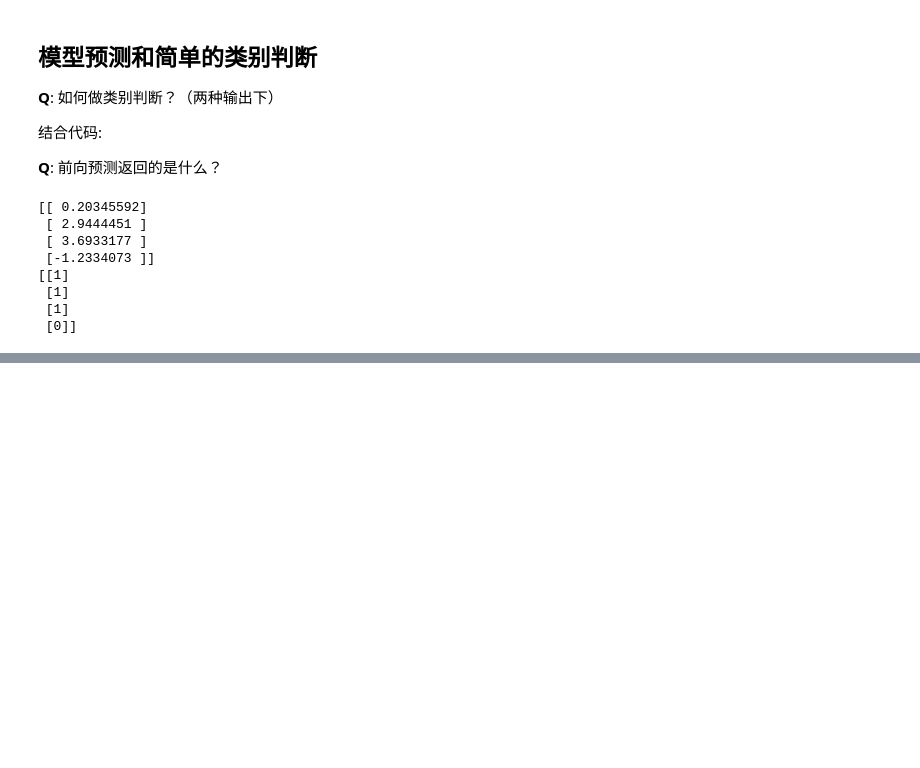
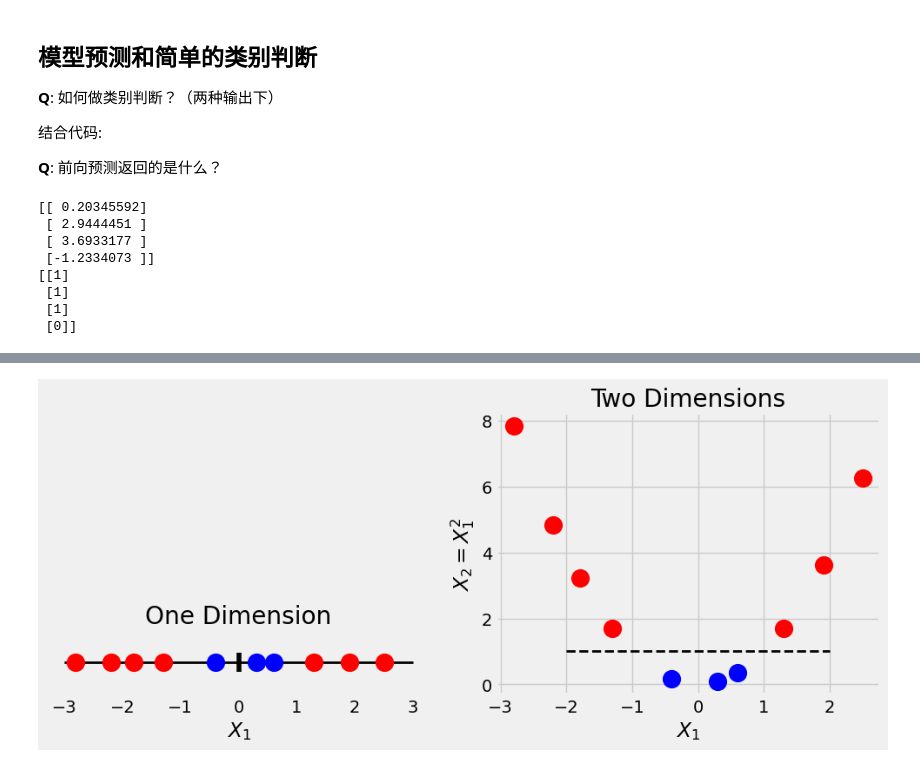
Before and after one commit to jhonprice/PyTorchStepByStep, a Jupyter notebook: runtest/ch03.ipynb, the cells around one changed output, grey strips where cells are left out. Saved outputs shown, nothing was run; the diff lists cells and outputs as text; code cells hidden in the pictures; blank space fills up the shorter version.

```diff
--- a/runtest/ch03.ipynb
+++ b/runtest/ch03.ipynb
@@ -478,0 +531,6 @@ print(classess)
+# %%
+# 可视化多维数据的情况
+
+fig = two_dimensions(x, y)
+# %% [output]
+[figure, added]
```
Also changed, not shown: parts of 40 cells of this notebook.
